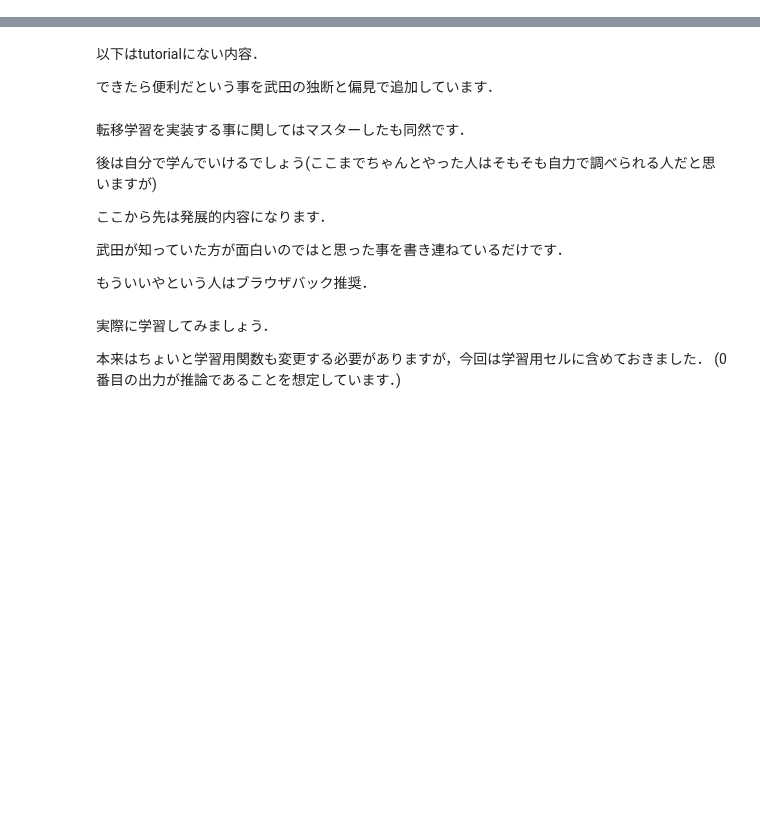
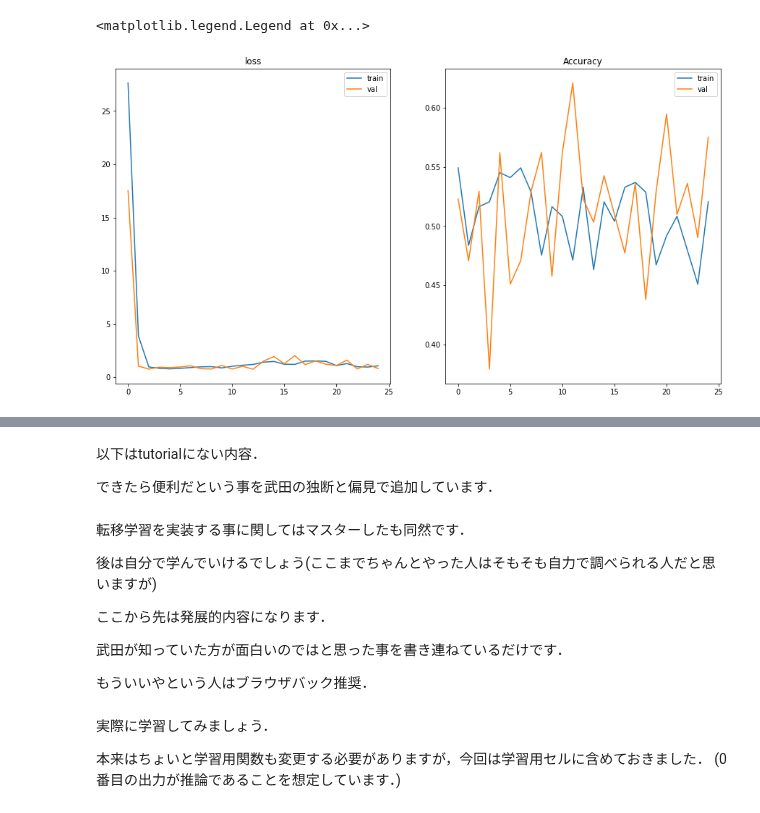
Before and after one commit to tsakailab/alpp, a Jupyter notebook: sandbox/pytorch_tutorial.ipynb, the cells around one changed output, grey strips where cells are left out. Cells and saved outputs as stored; diff of their text form; code cells hidden in the pictures; blank space fills up the shorter version.

```diff
--- a/sandbox/pytorch_tutorial.ipynb
+++ b/sandbox/pytorch_tutorial.ipynb
@@ -336,0 +162,18 @@ model_ft = train_model(model, criterion, optimizer_ft, exp_lr_scheduler,num_epoc
+# %%
+from torch import nn
+
+class my_model(nn.Module):
+    def __init__(self, output_channel):
+        super().__init__()
+
+        self.feature_extractor = nn.Sequential(
+            ___ # ここを変更する
+        )
+        self.fc1 = nn.Linear(output_channel,2)
+
+    def forward(self,x):
+        x = self.feature_extractor(x)
+        x = x.mean([-2, -1])
+        # x = x.view(x.shape[0], -1)
+        x = self.fc1(x)
+        return x
@@ -336,0 +182,3 @@ model_ft = train_model(model, criterion, optimizer_ft, exp_lr_scheduler,num_epoc
+# %%
+output_channel = 256 # 最終的に出力される特徴マップのチャネル数をここに入力してください。
+model = my_model(output_channel).to(device)
@@ -336,0 +289,2 @@ model_ft = train_model(model, criterion, optimizer_ft, exp_lr_scheduler,num_epoc
+# %%
+model_ft, loss_dict, acc_dict = train_model(model, criterion, optimizer_ft, num_epochs=25)
@@ -336,0 +309,18 @@ model_ft = train_model(model, criterion, optimizer_ft, exp_lr_scheduler,num_epoc
+# %%
+def plotting_history(loss_dict, acc_dict):
+    epoch = len(loss_dict['train'])
+    fig, axes = plt.subplots(nrows=1, ncols=2, figsize=(15, 8))
+    axes[0].plot(range(epoch), loss_dict['train'], label='train')
+    axes[0].plot(range(epoch), loss_dict['val'], label='val')
+    axes[0].set_title("loss")
+    axes[0].legend()
+
+    axes[1].plot(range(epoch), acc_dict['train'], label='train')
+    axes[1].plot(range(epoch), acc_dict['val'], label='val')
+    axes[1].set_title("Accuracy")
+    axes[1].legend()
+
+plotting_history(loss_dict, acc_dict)
+# %% [output]
+<matplotlib.legend.Legend at 0x...>
+[figure, added]
```
Also changed, not shown: parts of 58 cells of this notebook.
